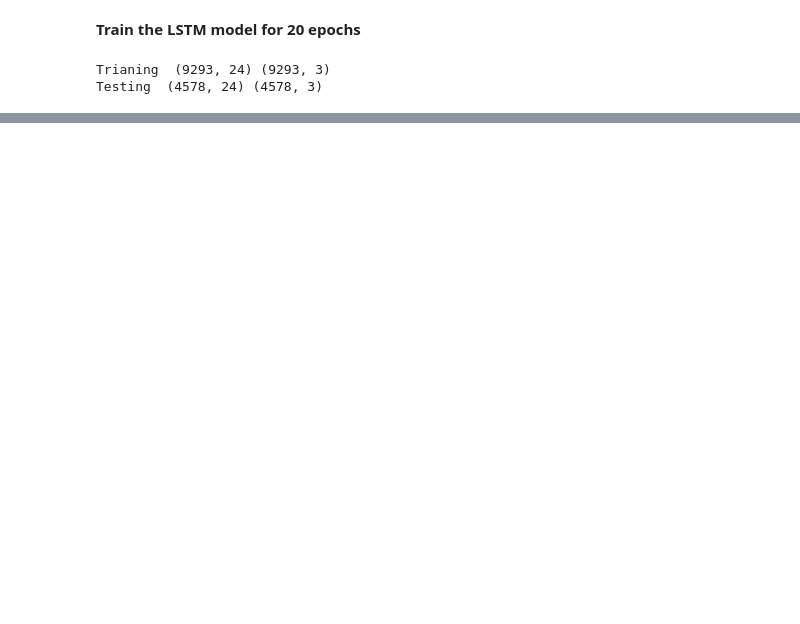
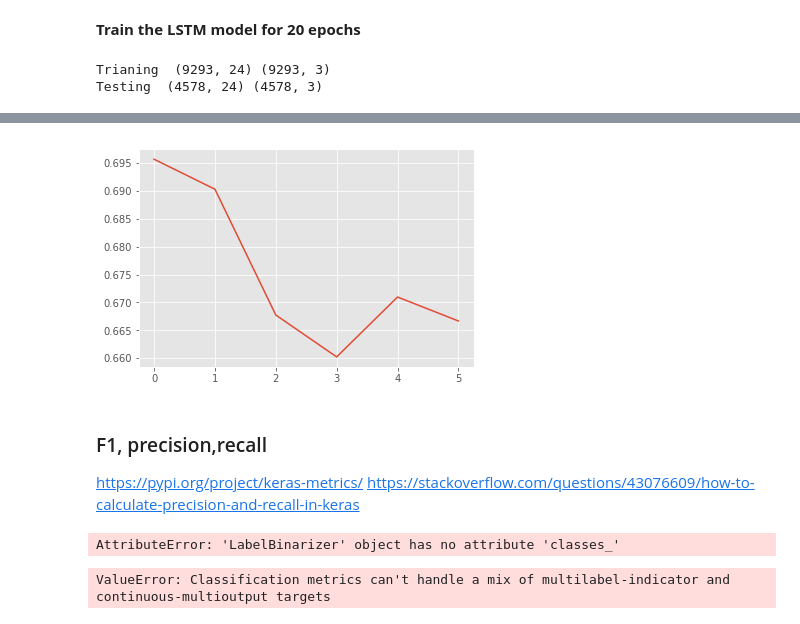
Before and after one commit to HassanSherwani/NLP-Natural-Language-Processing-, a Jupyter notebook: Sentiment_Analysis/Sentiment_classifier.ipynb, the cells around one changed output, grey strips where cells are left out. Cells and saved outputs as stored; diff of their text form; code cells hidden in the pictures; blank space fills up the shorter version.

```diff
--- a/Sentiment_Analysis/Sentiment_classifier.ipynb
+++ b/Sentiment_Analysis/Sentiment_classifier.ipynb
@@ -463,0 +486,12 @@ def plot_history(history):
+# %%
+# plot metrics for test accuracy
+from matplotlib import pyplot
+pyplot.plot(history.history['val_acc'], label='test')
+pyplot.show()
+# %% [output]
+[figure, added]
+# %% [markdown]
+### F1, precision,recall
+
+https://pypi.org/project/keras-metrics/
+https://stackoverflow.com/questions/43076609/how-to-calculate-precision-and-recall-in-keras
@@ -463,0 +504,16 @@ def plot_history(history):
+# %%
+text_labels = encoder.classes_
+
+for i in range(10):
+    prediction = model.predict(np.array([X_test[i]]))
+    predicted_label = text_labels[np.argmax(prediction[0])]
+    print(test_files_names.iloc[i])
+    print('Actual label:' + test_tags.iloc[i])
+    print("Predicted label: " + predicted_label)
+# %% [output]
+AttributeError: 'LabelBinarizer' object has no attribute 'classes_'
+# %%
+from sklearn.metrics import confusion_matrix
+cm=confusion_matrix(Y_test, yhat_probs)
+# %% [output]
+ValueError: Classification metrics can't handle a mix of multilabel-indicator and continuous-multioutput targets
```
Also changed, not shown: parts of 77 cells of this notebook.
